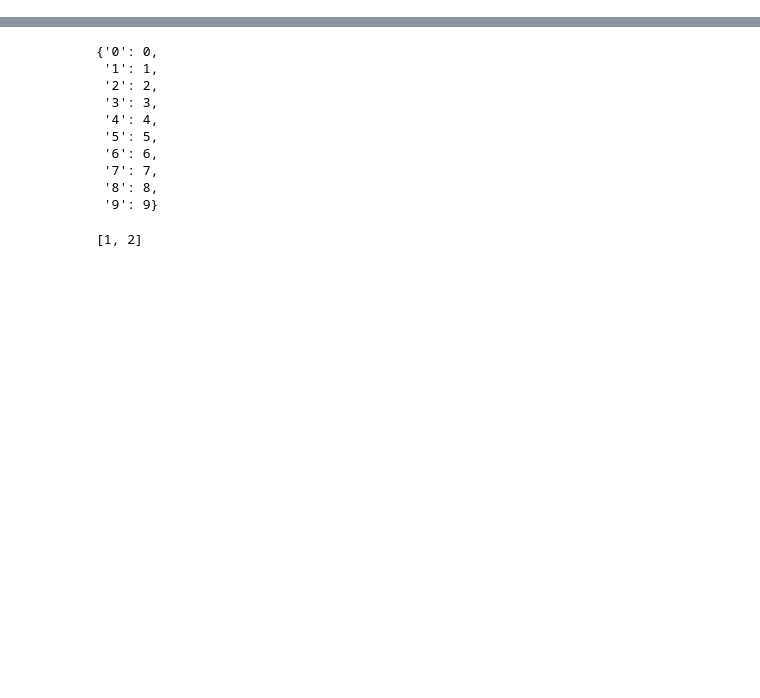
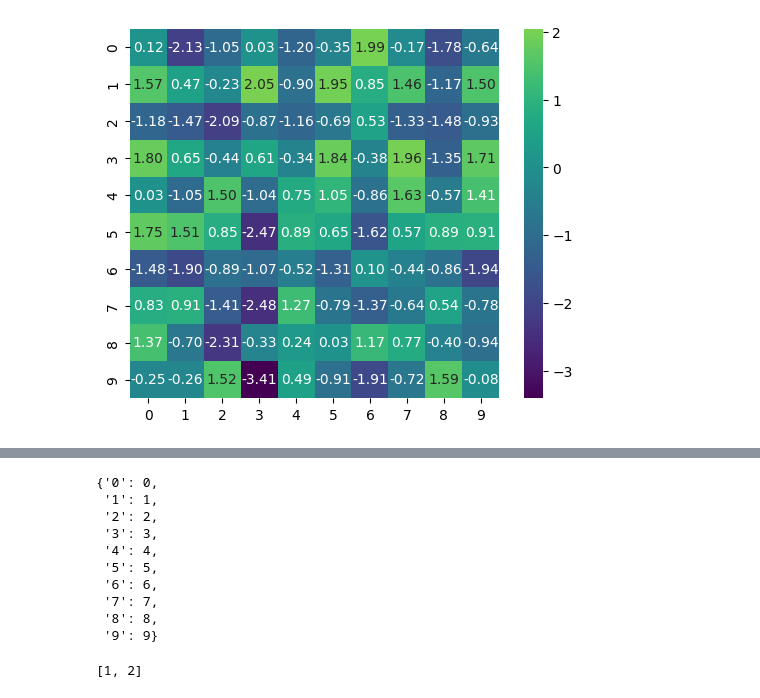
Before and after one commit to SewoongLee/addition_TF, a Jupyter notebook: addition_TF.ipynb, the cells around one changed output, grey strips where cells are left out. Cells and saved outputs as stored; diff of their text form; code cells hidden in the pictures; blank space fills up the shorter version.

```diff
--- a/addition_TF.ipynb
+++ b/addition_TF.ipynb
@@ -0,0 +139,4 @@
+# %%
+hm(model.WV.weight.data)
+# %% [output]
+[figure, added]
```
Also changed, not shown: parts of 9 cells of this notebook.
